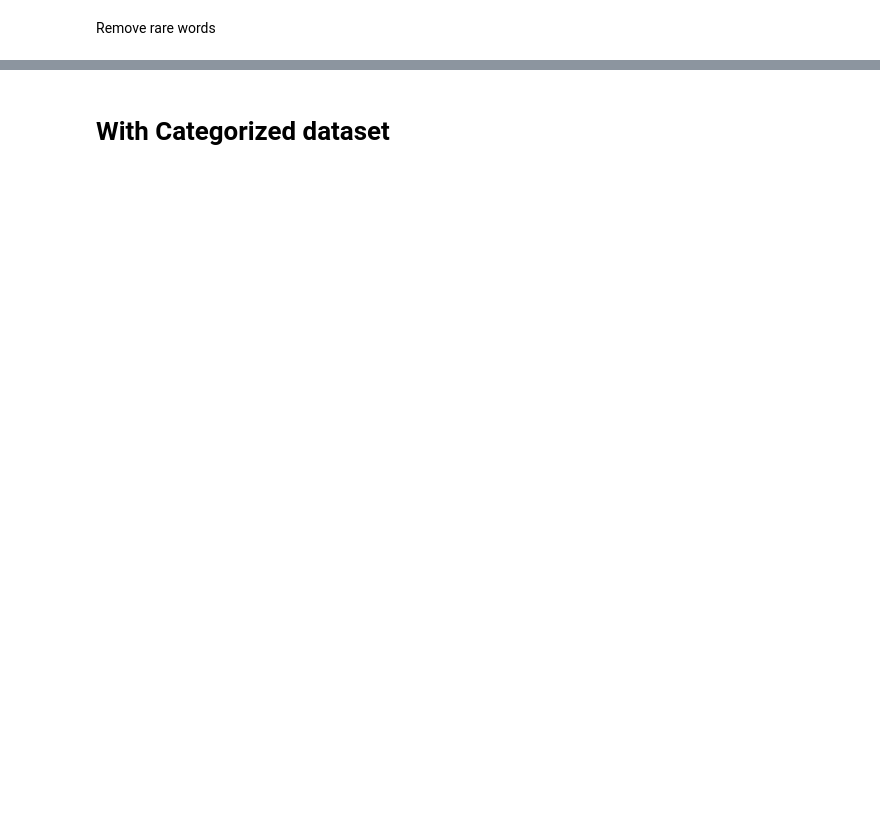
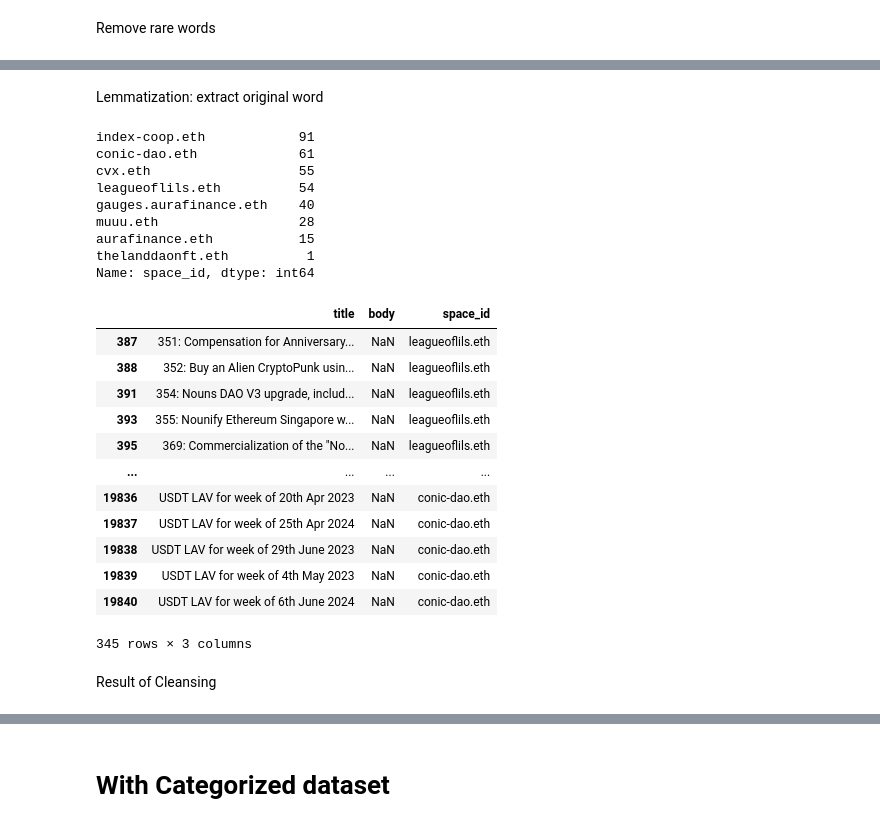
Before and after one commit to snu-digital-finance/dao-proposal, a Jupyter notebook: find_sim.ipynb, the cells around one changed output, grey strips where cells are left out. Cells and saved outputs as stored; diff of their text form; code cells hidden in the pictures; blank space fills up the shorter version.

```diff
--- a/find_sim.ipynb
+++ b/find_sim.ipynb
@@ -127,0 +270,22 @@ single
+# %%
+words = [x for x in word_counts.keys() if
+    any(v in x for v in (
+        # "kyc", "llama", "coinbase",  "codebase", "dune", "coingecko", "metamask", "certik", "okx", "defillama"
+        #  "unity", "opensea", "etherscan",
+        "aave", "cake", "decentraland", "arfc", "kalmy",
+        "bayc", "zk", "beethoven", "tmdc", "immunefi", "karpatkey", "alchem",
+        "fest", "vefxs", "osnap", "pixelcraft", "botb", "filipv",  "mayc",
+        "bancor", "poap", "stargate", "apechain", "karpatkey", "arrakis",
+        "gotchi", "openzeppelin", "agd", "pvfd", "merkl", "apecoins",
+        "certik", "ethdenver", "indexcoop", "dopewars", "jbp", "gamefi",
+        "halborn", "bgd", "baller", "wintermute", "dsr", "stax", "mario", "jpegd", "quo", "fip",
+        "zora", "euroc", "kh",
+
+        # "velodrome", "xdai", "jarvis", "circle", "ichi", "polkadot", "galxe", "aip",
+        #  "parcel", "gauntlet","convex", "fantom", "tokenlogic", "gyroscope", "sushi",
+        # "beanstalk",  "fox","chainlink", "thorchain", "cayman", "layerzero", "moon",
+
+        "krause", "aura", "crv", "vlcvx", "ageur", "vebal", "vleqb", "vesdt", "veextra", "veangle", "vlmgp" "kpis", "matic", "aggold",
+        )) and
+        not is_word_in_dictionary(x) ]
+len(words)
@@ -128,6 +314,42 @@ single
+# %%
+func = skip_words(words)
+df["body_nlp"] = func(df["body_nlp"].values)
+# %% [markdown]
+Lemmatization: extract original word
 # %%
 func = lambda x: ' '.join(
-        xx for xx in x.split() if xx not in single
+       (singularize(xxx) for xxx in (lemma(xx) for xx in x.split()))
     ).strip()
 func = np.vectorize(func)
-df_["body_filtered"] = func(df_["body_filtered"].values)
+df["body_nlp"] = func(df["body_nlp"].values)
+# %%
+df.loc[(df["body_nlp"]=="nan") | (df["body_nlp"]=="undefine")  , "body_nlp"] = None
+# %%
+df = df.replace('', None)
+print(df[df["body_nlp"].isna()]["space_id"].value_counts())
+df[df["body_nlp"].isna()][["title", "body", "space_id"]]
+# %% [output]
+index-coop.eth            91
+conic-dao.eth             61
+cvx.eth                   55
+leagueoflils.eth          54
+gauges.aurafinance.eth    40
+muuu.eth                  28
+aurafinance.eth           15
+thelanddaonft.eth          1
+Name: space_id, dtype: int64
+|  | title | body | space_id |
+| 387 | 351: Compensation for Anniversary... | NaN | leagueoflils.eth |
+| 388 | 352: Buy an Alien CryptoPunk usin... | NaN | leagueoflils.eth |
+| 391 | 354: Nouns DAO V3 upgrade, includ... | NaN | leagueoflils.eth |
+| 393 | 355: Nounify Ethereum Singapore w... | NaN | leagueoflils.eth |
+| 395 | 369: Commercialization of the "No... | NaN | leagueoflils.eth |
+| ... | ... | ... | ... |
+| 19836 | USDT LAV for week of 20th Apr 2023 | NaN | conic-dao.eth |
+| 19837 | USDT LAV for week of 25th Apr 2024 | NaN | conic-dao.eth |
+| 19838 | USDT LAV for week of 29th June 2023 | NaN | conic-dao.eth |
+| 19839 | USDT LAV for week of 4th May 2023 | NaN | conic-dao.eth |
+| 19840 | USDT LAV for week of 6th June 2024 | NaN | conic-dao.eth |
+345 rows × 3 columns
+# %% [markdown]
+Result of Cleansing
```
Also changed, not shown: parts of 46 cells of this notebook, 8 other files.
